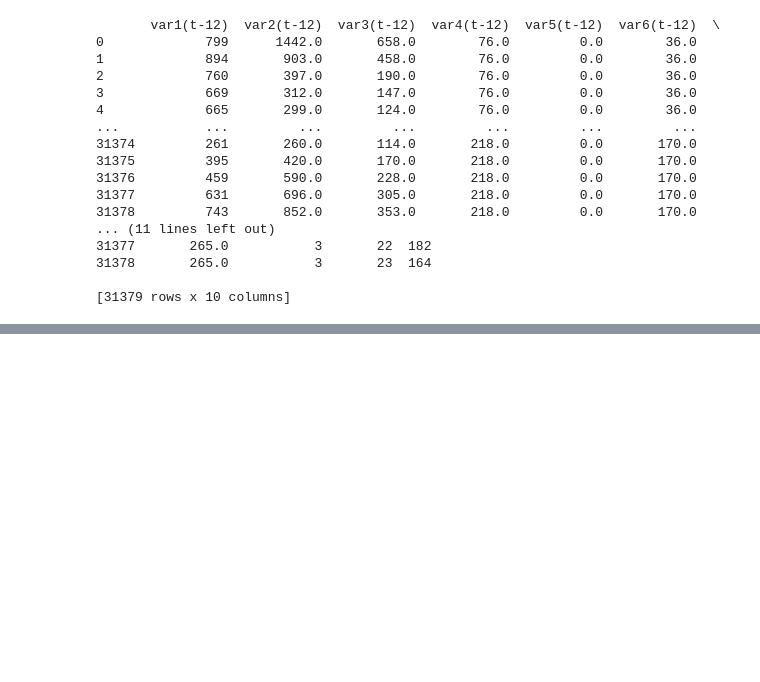
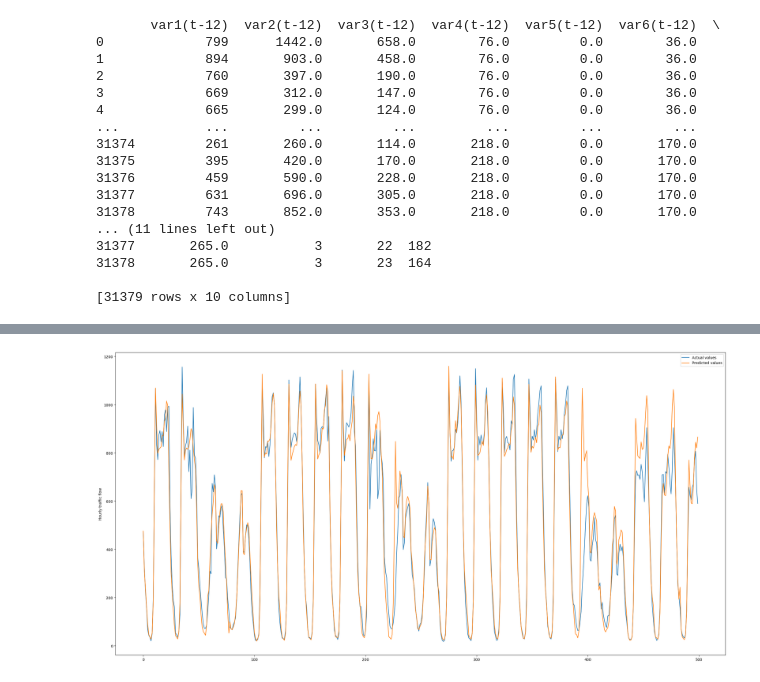
Before and after one commit to kesava309/Long-term-traffic-flow-forecasting-using-a-hybrid-CNN-BiLSTM-model, a Jupyter notebook: main.ipynb, the cells around one changed output, grey strips where cells are left out. Cells and saved outputs as stored; diff of their text form; code cells hidden in the pictures; blank space fills up the shorter version.

```diff
--- a/main.ipynb
+++ b/main.ipynb
@@ -94,0 +169,3 @@ print(y.shape)
+# %%
+savedModel=load_model('model_1.h5')
+savedModel.summary()
@@ -94,0 +212,4 @@ print(y.shape)
+# %%
+
+rand=random.randint(0,30000)
+rand
@@ -94,0 +218,3 @@ print(y.shape)
+# %%
+y1=y[rand:rand+500]
+x1=savedModel.predict(x[rand:rand+500])
@@ -94,0 +223,3 @@ print(y.shape)
+# %%
+x1=x1.reshape(x1.shape[0])
+x1
@@ -94,0 +246,9 @@ print(y.shape)
+# %%
+plt.figure(figsize=(30, 15))
+plt.plot(y1, label = "Actual values")
+plt.plot(x1, label = "Predicted values")
+plt.legend()
+plt.ylabel('Hourly traffic flow')
+plt.show()
+# %% [output]
+[figure, added]
```
Also changed, not shown: parts of 25 cells of this notebook.
